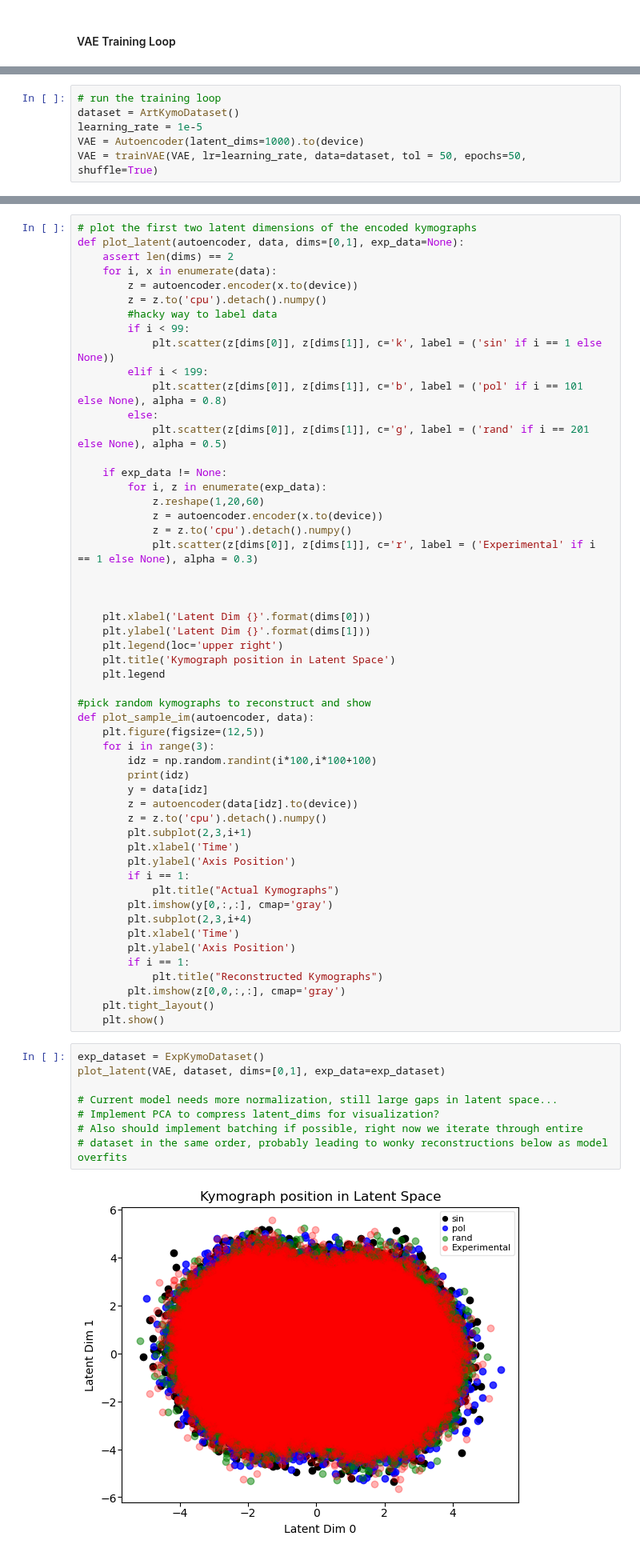
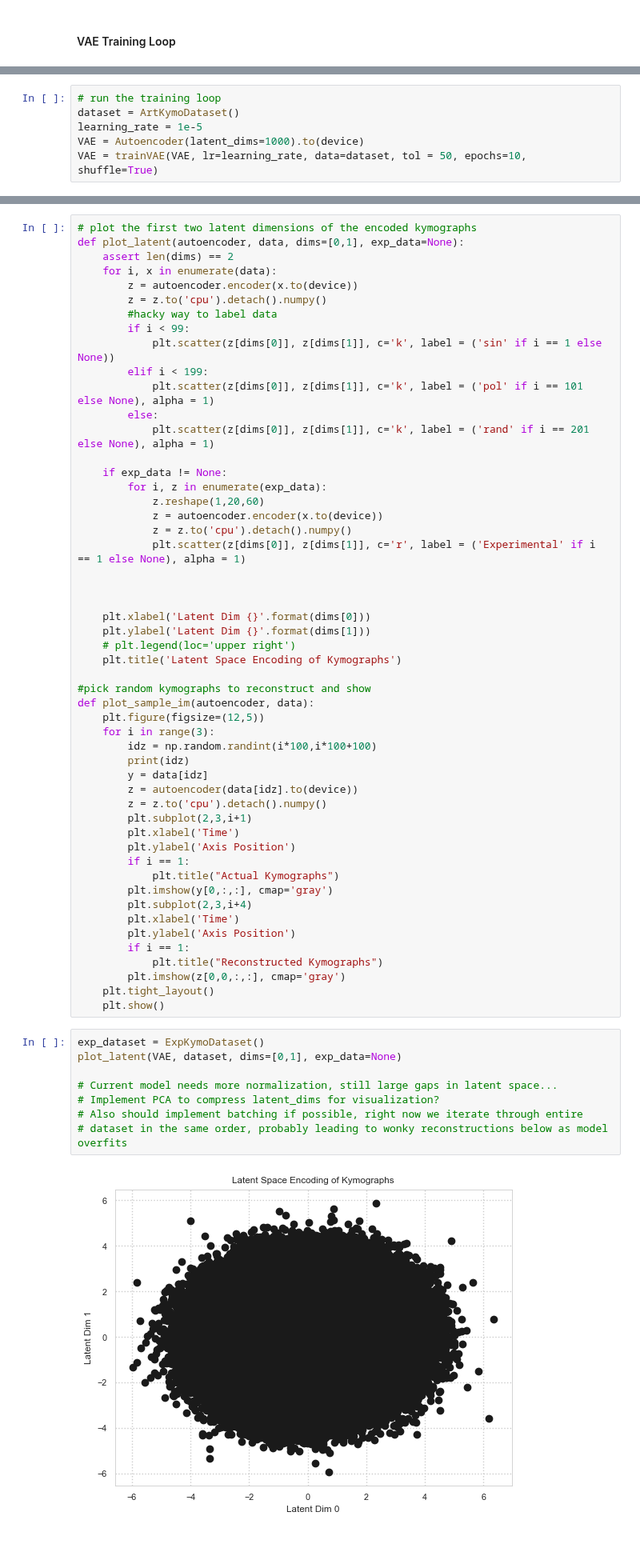
Before and after one commit to jstickelmaier/wonglab-capstone, a Jupyter notebook: DotsTorch/Kymo_VAE.ipynb, the cells around one changed output, grey strips where cells are left out. Shown at 80% size. Saved outputs shown, nothing was run; the diff lists cells and outputs as text.

```diff
--- a/DotsTorch/Kymo_VAE.ipynb
+++ b/DotsTorch/Kymo_VAE.ipynb
@@ -158,5 +158,5 @@ def trainVAE(autoencoder, lr, data, epochs=10, tol = 1000, shuffle=False):
 dataset = ArtKymoDataset()
 learning_rate = 1e-5
 VAE = Autoencoder(latent_dims=1000).to(device)
-VAE = trainVAE(VAE, lr=learning_rate, data=dataset, tol = 50, epochs=50, shuffle=True)
+VAE = trainVAE(VAE, lr=learning_rate, data=dataset, tol = 50, epochs=10, shuffle=True)
 # %% [output]
@@ -188,24 +181,23 @@ def plot_latent(autoencoder, data, dims=[0,1], exp_data=None):
         if i < 99:
             plt.scatter(z[dims[0]], z[dims[1]], c='k', label = ('sin' if i == 1 else None))
         elif i < 199:
-            plt.scatter(z[dims[0]], z[dims[1]], c='b', label = ('pol' if i == 101 else None), alpha = 0.8)
+            plt.scatter(z[dims[0]], z[dims[1]], c='k', label = ('pol' if i == 101 else None), alpha = 1)
         else:
-            plt.scatter(z[dims[0]], z[dims[1]], c='g', label = ('rand' if i == 201 else None), alpha = 0.5)
+            plt.scatter(z[dims[0]], z[dims[1]], c='k', label = ('rand' if i == 201 else None), alpha = 1)
 
     if exp_data != None:
         for i, z in enumerate(exp_data):
             z.reshape(1,20,60)
             z = autoencoder.encoder(x.to(device))
             z = z.to('cpu').detach().numpy()
-            plt.scatter(z[dims[0]], z[dims[1]], c='r', label = ('Experimental' if i == 1 else None), alpha = 0.3)
+            plt.scatter(z[dims[0]], z[dims[1]], c='r', label = ('Experimental' if i == 1 else None), alpha = 1)
 
 
 
     plt.xlabel('Latent Dim {}'.format(dims[0]))
     plt.ylabel('Latent Dim {}'.format(dims[1]))
-    plt.legend(loc='upper right')
-    plt.title('Kymograph position in Latent Space')
-    plt.legend
+    # plt.legend(loc='upper right')
+    plt.title('Latent Space Encoding of Kymographs')
 
 #pick random kymographs to reconstruct and show
 def plot_sample_im(autoencoder, data):
@@ -232,14 +224,14 @@ def plot_sample_im(autoencoder, data):
     plt.show()
 # %%
 exp_dataset = ExpKymoDataset()
-plot_latent(VAE, dataset, dims=[0,1], exp_data=exp_dataset)
+plot_latent(VAE, dataset, dims=[0,1], exp_data=None)
 
 # Current model needs more normalization, still large gaps in latent space...
 # Implement PCA to compress latent_dims for visualization?
 # Also should implement batching if possible, right now we iterate through entire
 # dataset in the same order, probably leading to wonky reconstructions below as model overfits
 # %% [output]
-[figure, old version]
+[figure, new version]
 # %% [markdown]
 We can see that the VAE is not doing a very good job at producing meaningful recondstructions however...
 This is potentially because it is compressing into at pretty low dimensional latent space, giving it control only over total and relative brightness and some other unclear parameters, hence why all the reconstructed kymos look like scaled copies of one another despite separation in the latent space.
```
Also changed, not shown: parts of 3 cells of this notebook, 7 other files.
